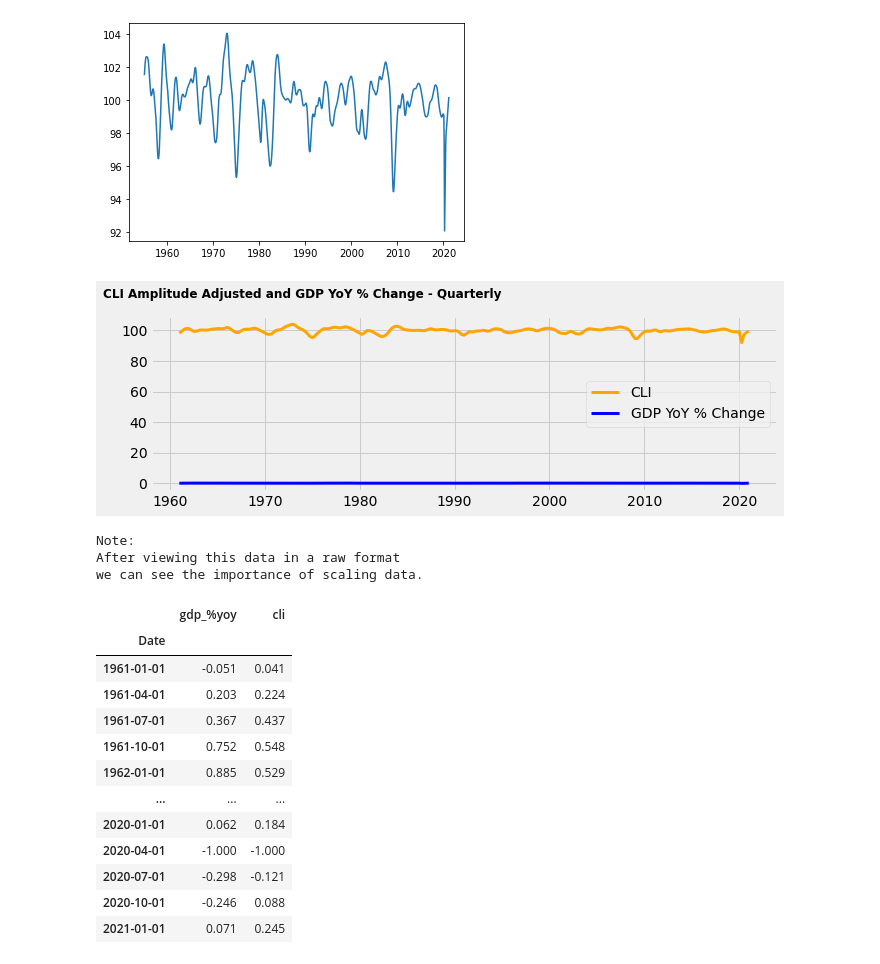
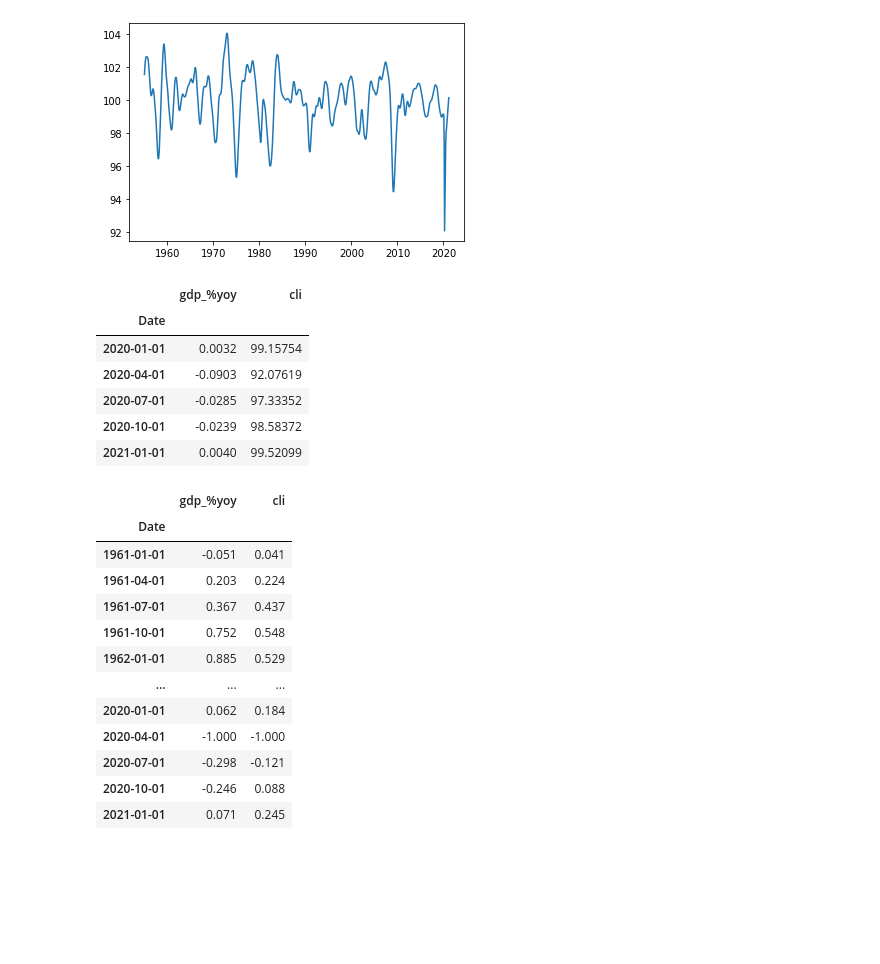
Before and after one commit to drewamorbordelon/Correlation_Regression_CLI_GDP, a Jupyter notebook: notebooks/cli_gdp_EDA.ipynb, the cells around one changed output. Drawn from its saved outputs; the diff is of its cells as text; code cells hidden in the pictures; blank space fills up the shorter version.

```diff
--- a/notebooks/cli_gdp_EDA.ipynb
+++ b/notebooks/cli_gdp_EDA.ipynb
@@ -17,3 +15,35 @@ gdp = gdp.set_index("Date")
+# %%
+# Reading in the GDP data from FRED (St.Louis FED)
+data_source = 'fred'
+# Creating a range of dates - start and end
+start = datetime.datetime (1960, 1, 1)
+end = datetime.datetime (2030, 12, 1)
+
+#  U.S. GDP Seasonally Adjusted
+gdp = pdr.DataReader('GDPC1', data_source, start, end)
+# Renaming index
+gdp.index.name = "Date"
+# Renaming column
+gdp.columns = ['gdp']
+# Adding a YoY % change column
+gdp['gdp_%yoy'] = gdp['gdp'].pct_change(4)
+# Dropping the null(NaN) values
+gdp.dropna(inplace=True)
+# Rounding to 2 decimal places
+gdp = gdp.round(4)
+# %%
+# Reading in the OECD CLI data (Monthly)- amplitude adjusted
+oecd = oecd_data.OecdData(country_code = 'USA', freq = 'M')
+cli = pd.DataFrame(oecd.cli(subject = 'amplitude'))
+# %%
+# Dropping columns and renaming the index and the column `cli`
+cli.drop(['SUBJECT', 'Subject',
+          'Country', 'FREQUENCY',
+          'TIME', 'Unit Code',
+          'PowerCode Code'], axis=1, inplace=True)
+
+cli.index.name = "Date"
+cli.columns = ['cli']
 # %%
 # Changing and checking that the `cli.index` was changed to a datetime format
 cli.index = pd.to_datetime(cli.index)
@@ -43,31 +73,16 @@ plt.show()
 # Because GDP data is quartely the CLI data has changed from monthly to quarterly data after merging both dataframes
 df = pd.merge(gdp, cli, left_index=True, right_index=True)
 gdp_cli = df[['gdp_%yoy', 'cli']].copy()
-# %%
-"""Plots line graphs """
-# Plot style
-plt.style.use('fivethirtyeight')
-fig, ax = plt.subplots(figsize=(10,3)) # chart 2:1
-
-# Sets Title of Plot
-ax.set_title("CLI Amplitude Adjusted and GDP YoY % Change - Quarterly",
-             fontsize=12, fontweight='bold', x=.242, y=1.07)
-
-# Line plot of CLI
-plt.plot(df.index, df.cli, color='orange',
-         linewidth=3, label="CLI")
-plt.plot(df.index, df['gdp_%yoy'], color='blue',
-         linewidth=3, label = "GDP YoY % Change")
-
-# Adding a legend
-ax.legend()
-plt.show()
-print("Note:\nAfter viewing this data in a raw format \nwe can see the importance of scaling data.")
-# %% [output]
-[figure, removed]
-Note:
-After viewing this data in a raw format
-we can see the importance of scaling data.
+# %%
+gdp_cli.tail()
+# %% [output]
+|  | gdp_%yoy | cli |
+| Date |  |  |
+| 2020-01-01 | 0.0032 | 99.15754 |
+| 2020-04-01 | -0.0903 | 92.07619 |
+| 2020-07-01 | -0.0285 | 97.33352 |
+| 2020-10-01 | -0.0239 | 98.58372 |
+| 2021-01-01 | 0.0040 | 99.52099 |
 # %%
 # Importing MinMaxScaler from scikit-learn to transmute the observed data
 from sklearn.preprocessing import MinMaxScaler
```
Also changed, not shown: parts of 7 cells of this notebook, 5 other files.
